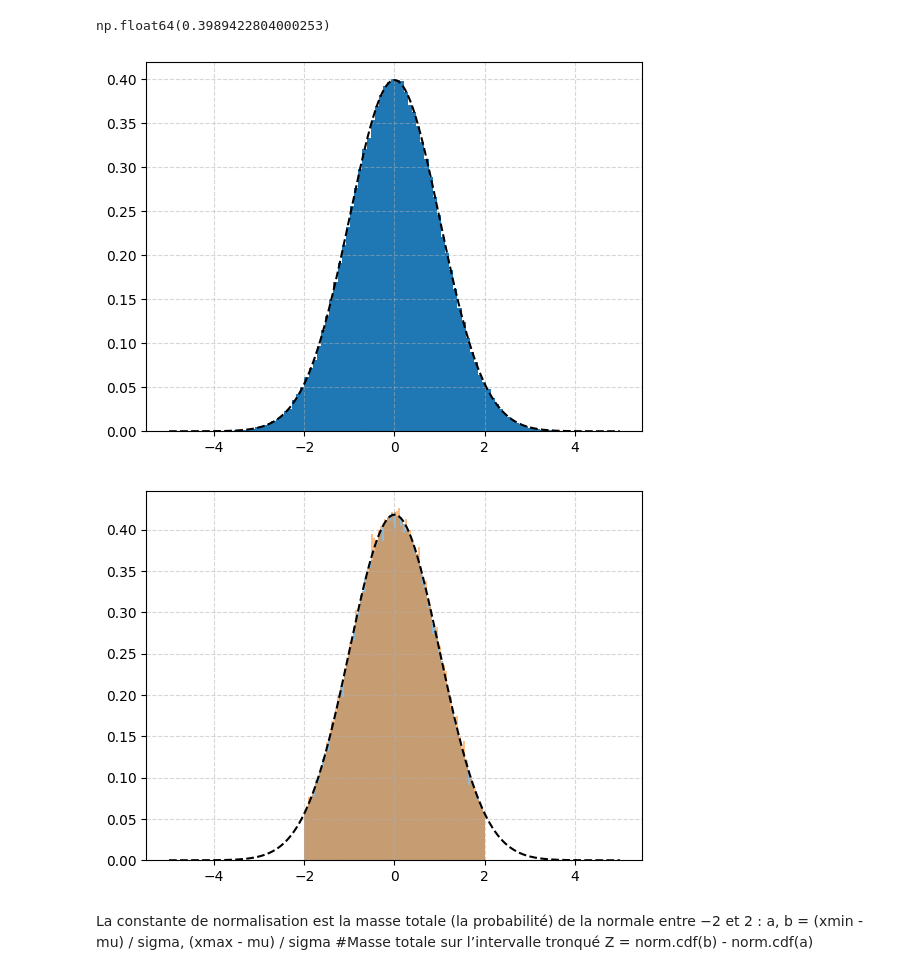
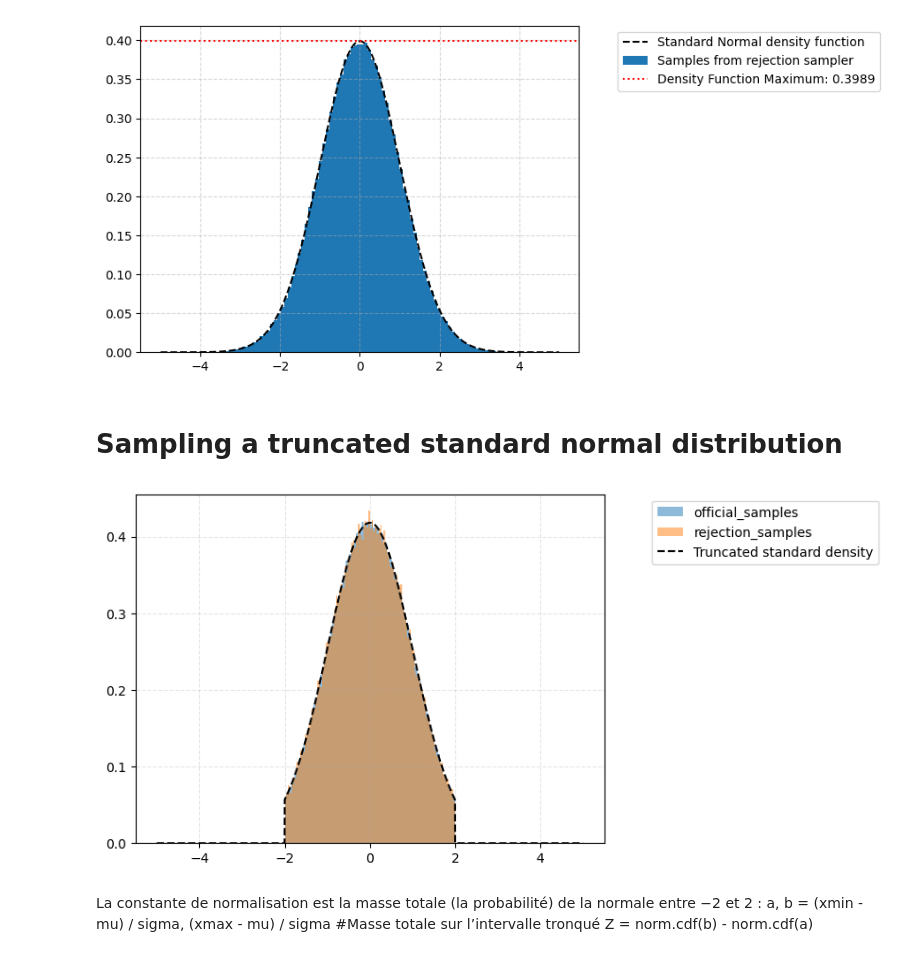
Before and after one commit to FabienChopin/Neural_Network_Bayesian_Calibration, a Jupyter notebook: notebooks/Rejection_Sampler_Benchmark.ipynb, the cells around one changed output. Drawn from its saved outputs; the diff is of its cells as text; code cells hidden in the pictures.

Commit message:
Cleaned Rejection Sampler Benchmark

```diff
--- a/notebooks/Rejection_Sampler_Benchmark.ipynb
+++ b/notebooks/Rejection_Sampler_Benchmark.ipynb
@@ -35,11 +38,6 @@ def gaussian_pdf(x: np.ndarray, mean: float = 0.0, std: float = 1.0) -> np.ndarr
     np.ndarray
         The PDF values of the Gaussian distribution evaluated at each point in `x`.
 
-    Notes
-    -----
-    This implementation is vectorized using NumPy for efficiency.
-    The formula used is:
-        f(x) = (1 / (σ√(2π))) * exp(- (x - μ)² / (2σ²))
     """
     coeff = 1 / (std * np.sqrt(2 * np.pi))
     exponent = -((x - mean) ** 2) / (2 * std ** 2)
@@ -67,18 +45,18 @@ rejection_sampling_uniform(f, xmin, xmax, N, *args, **kwargs)
 # %%
 samples, M = rejection_sampling_uniform(gaussian_pdf, -5, 5, 500000, 0, 1)
-# %%
-M
-# %% [output]
-np.float64(0.3989422804000253)
 # %%
 x = np.linspace(-5, 5, 10000)
 pdf = gaussian_pdf(x, 0, 1)
-plt.plot(x, pdf, color="black", ls="--")
-plt.hist(samples, bins=100, density=True)
+plt.plot(x, pdf, color="black", ls="--", label="Standard Normal density function")
+plt.hist(samples, bins=100, density=True, label="Samples from rejection sampler")
+plt.axhline(M, color="red", ls=":", label=f"Density Function Maximum: {M:.4f}")
 plt.grid(ls="--", alpha=0.5)
+plt.legend(loc='upper right', bbox_to_anchor=(1.7, 1))
 plt.show()
 # %% [output]
-[figure, old version]
+[figure, new version]
+# %% [markdown]
+# Sampling a truncated standard normal distribution
 # %%
 xmin, xmax = -2, 2
 official_samples = np.random.normal(0, 1, 1000000)
@@ -88,11 +69,18 @@ official_samples = official_samples[(official_samples < xmax) & (official_sample
 # %%
-for sampl in [official_samples, rejection_samples]:
-    plt.hist(sampl, bins=100, density=True, alpha=0.5)
-plt.grid(ls="--", alpha=0.5)
-plt.plot(x, pdf/(norm.cdf(2) - norm.cdf(-2)), color="black", ls="--")
+samples = {
+    "official_samples": official_samples,
+    "rejection_samples": rejection_samples
+}
+
+for name, sampl in samples.items():
+    plt.hist(sampl, bins=100, density=True, alpha=0.5, label=name)
+
+plt.plot(x, truncated_pdf(x), color="black", ls="--", label="Truncated standard density")
+plt.grid(ls="--", alpha=0.3)
+plt.legend(loc='upper right', bbox_to_anchor=(1.6, 1))
 plt.show()
 # %% [output]
-[figure, old version]
+[figure, new version]
 # %% [markdown]
 La constante de normalisation est la masse totale (la probabilité) de la normale entre −2 et 2 :
 a, b = (xmin - mu) / sigma, (xmax - mu) / sigma
```
Also changed, not shown: parts of 6 cells of this notebook.
